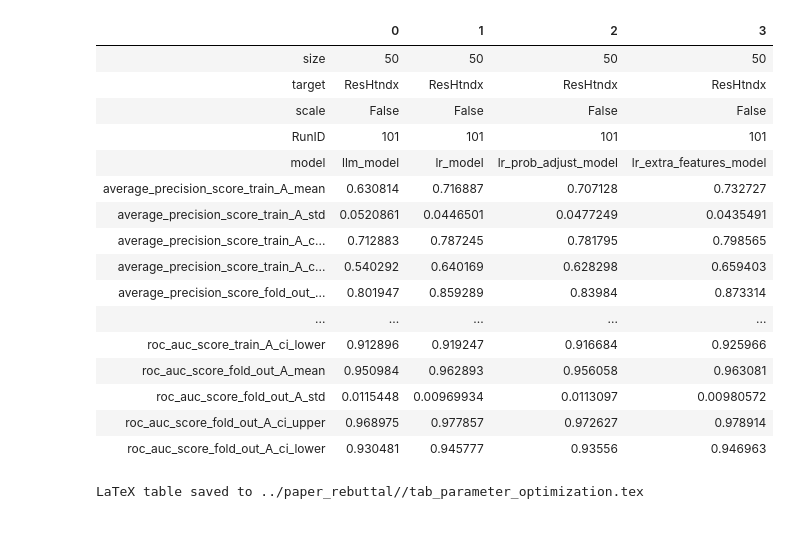
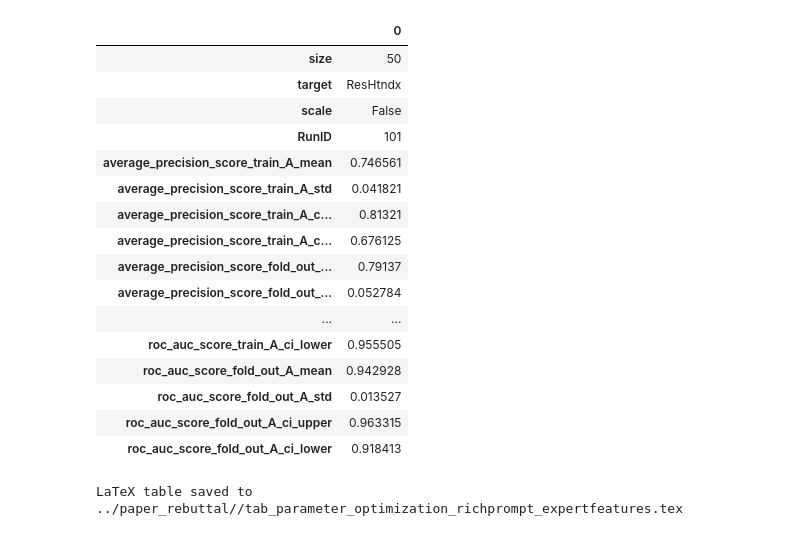
Before and after one commit to cavalab/htn-phenotyping-with-llms, a Jupyter notebook: notebooks/05. final model optimization.ipynb, the cells around one changed output. Drawn from its saved outputs; the diff is of its cells as text; code cells hidden in the pictures.

```diff
--- a/notebooks/05. final model optimization.ipynb
+++ b/notebooks/05. final model optimization.ipynb
@@ -299,59 +221,50 @@ def evaluate_all_folds(
 
     return res_dict
 # %%
-# We have 4 models:
-models = [llm_model, lr_model, lr_prob_adjust_model, lr_extra_features_model]
-model_names = ['llm_model', 'lr_model', 'lr_prob_adjust_model', 'lr_extra_features_model']
+held_out_performances = {
+    'size' : 50,
+    'target' : 'ResHtndx',
+    'scale' : False,
+    'RunID' : 101,
+}
+for metric_f in [average_precision_score, roc_auc_score]:
+    held_out_performances = evaluate_all_folds(
+        metric_f, model_final, 'res_htn_dx_ia', held_out_performances, ['A'],
+        bootstrap=True, n_reps=1_000)
 
-final_performances = []
-for model, model_name in zip(models, model_names):
-
-    held_out_performances = {
-        'size' : 50,
-        'target' : 'ResHtndx',
-        'scale' : False,
-        'RunID' : 101,
-        'model' : model_name,
-    }
-    for metric_f in [average_precision_score, roc_auc_score]:
-        held_out_performances = evaluate_all_folds(
-            metric_f, model, 'res_htn_dx_ia', held_out_performances, ['A'],
-            bootstrap=True, n_reps=1_000)
-    final_performances.append(held_out_performances)
-
-final_performances_df = pd.DataFrame(final_performances)
+final_performances_df = pd.DataFrame(held_out_performances, index=[0])
 # %%
 display(final_performances_df.T)
 
 # Create LaTeX table
 latex_table = final_performances_df.to_latex(
     index=True,
     column_format="lrrr",
     escape=False
 )
 
 # Save LaTeX table to file
-filename = f"{paper_dir}/tab_parameter_optimization.tex"
+filename = f"{paper_dir}/tab_parameter_optimization_richprompt_expertfeatures.tex"
 with open(filename, 'w') as f:
     f.write(latex_table)
 
 print(f"\nLaTeX table saved to {filename}\n")
 # %% [output]
-|  | 0 | 1 | 2 | 3 |
-| size | 50 | 50 | 50 | 50 |
-| target | ResHtndx | ResHtndx | ResHtndx | ResHtndx |
-| scale | False | False | False | False |
-| RunID | 101 | 101 | 101 | 101 |
-| model | llm_model | lr_model | lr_prob_adjust_model | lr_extra_features_model |
-| average_precision_score_train_A_mean | 0.630814 | 0.716887 | 0.707128 | 0.732727 |
-| average_precision_score_train_A_std | 0.0520861 | 0.0446501 | 0.0477249 | 0.0435491 |
-| average_precision_score_train_A_c... | 0.712883 | 0.787245 | 0.781795 | 0.798565 |
-| average_precision_score_train_A_c... | 0.540292 | 0.640169 | 0.628298 | 0.659403 |
-| average_precision_score_fold_out_... | 0.801947 | 0.859289 | 0.83984 | 0.873314 |
-| ... | ... | ... | ... | ... |
-| roc_auc_score_train_A_ci_lower | 0.912896 | 0.919247 | 0.916684 | 0.925966 |
-| roc_auc_score_fold_out_A_mean | 0.950984 | 0.962893 | 0.956058 | 0.963081 |
-| roc_auc_score_fold_out_A_std | 0.0115448 | 0.00969934 | 0.0113097 | 0.00980572 |
-| roc_auc_score_fold_out_A_ci_upper | 0.968975 | 0.977857 | 0.972627 | 0.978914 |
-| roc_auc_score_fold_out_A_ci_lower | 0.930481 | 0.945777 | 0.93556 | 0.946963 |
+|  | 0 |
+| size | 50 |
+| target | ResHtndx |
+| scale | False |
+| RunID | 101 |
+| average_precision_score_train_A_mean | 0.746561 |
+| average_precision_score_train_A_std | 0.041821 |
+| average_precision_score_train_A_c... | 0.81321 |
+| average_precision_score_train_A_c... | 0.676125 |
+| average_precision_score_fold_out_... | 0.79137 |
+| average_precision_score_fold_out_... | 0.052784 |
+| ... | ... |
+| roc_auc_score_train_A_ci_lower | 0.955505 |
+| roc_auc_score_fold_out_A_mean | 0.942928 |
+| roc_auc_score_fold_out_A_std | 0.013527 |
+| roc_auc_score_fold_out_A_ci_upper | 0.963315 |
+| roc_auc_score_fold_out_A_ci_lower | 0.918413 |
-LaTeX table saved to ../paper_rebuttal//tab_parameter_optimization.tex
+LaTeX table saved to ../paper_rebuttal//tab_parameter_optimization_richprompt_expertfeatures.tex
```
Also changed, not shown: parts of 14 cells of this notebook, 2 other files.
